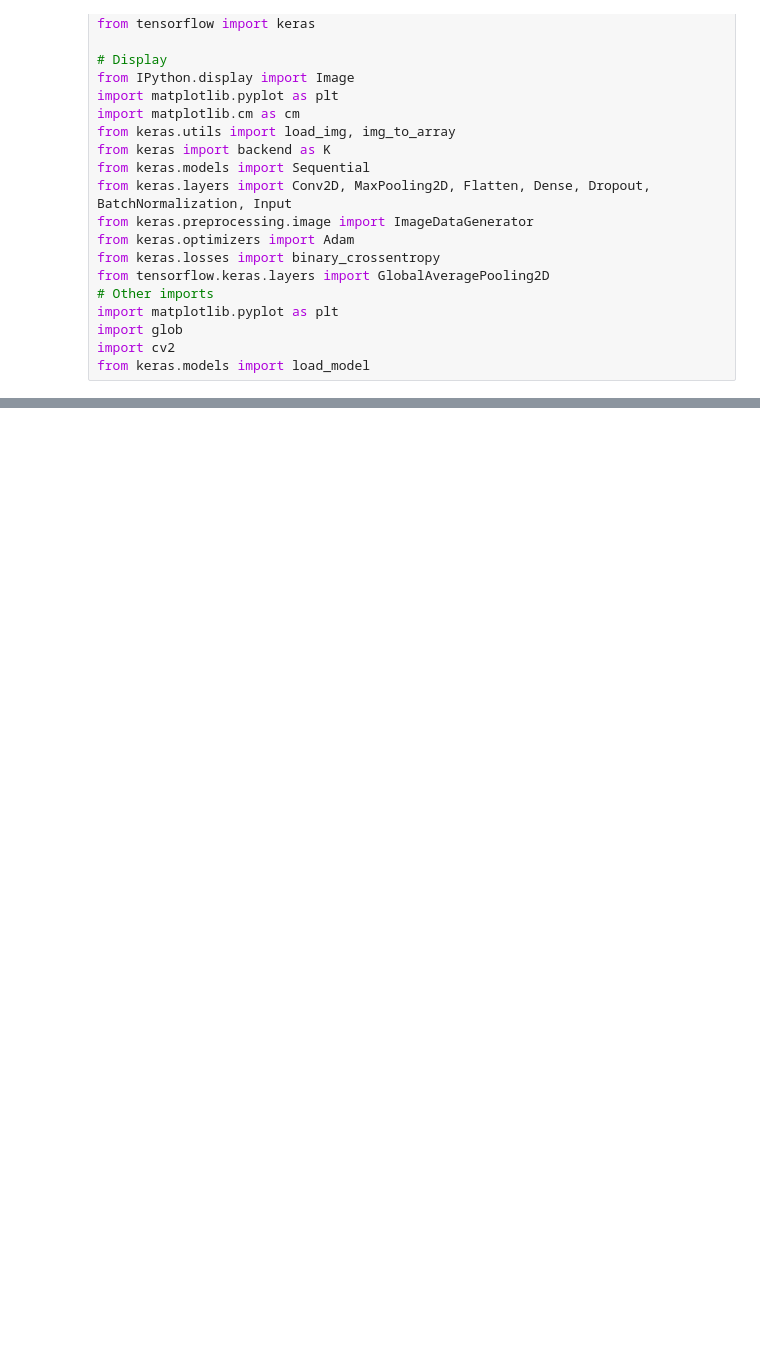
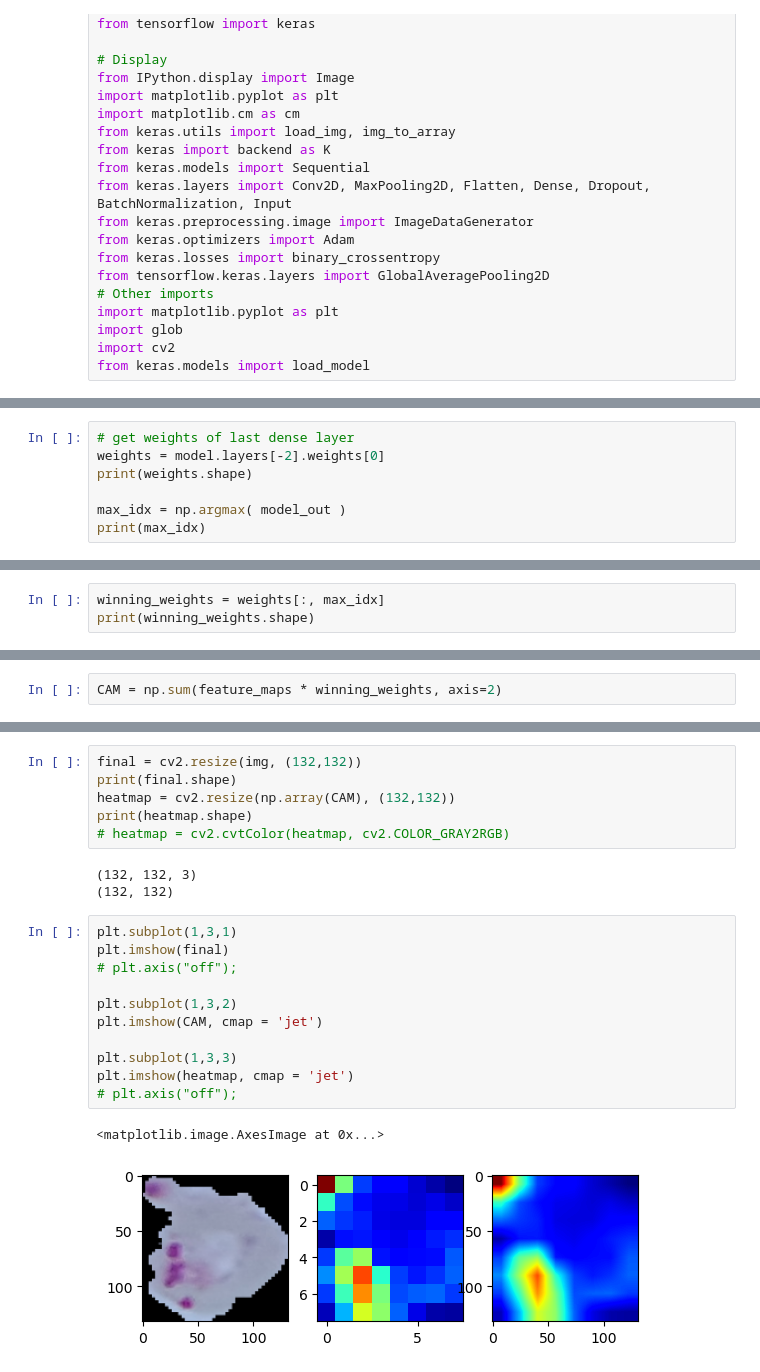
Before and after one commit to anupam413/malaria_cell_classification, a Jupyter notebook: Class Activation Map(CAM).ipynb, the cells around one changed output, grey strips where cells are left out. Saved outputs shown, nothing was run; the diff lists cells and outputs as text; blank space fills up the shorter version.

```diff
--- a/Class Activation Map(CAM).ipynb
+++ b/Class Activation Map(CAM).ipynb
@@ -147,0 +221,7 @@ plt.axis("off");
+# %%
+# get weights of last dense layer
+weights = model.layers[-2].weights[0]
+print(weights.shape)
+
+max_idx = np.argmax( model_out )
+print(max_idx)
@@ -147,0 +231,3 @@ plt.axis("off");
+# %%
+winning_weights = weights[:, max_idx]
+print(winning_weights.shape)
@@ -147,0 +249,2 @@ plt.axis("off");
+# %%
+CAM = np.sum(feature_maps * winning_weights, axis=2)
@@ -147,0 +271,23 @@ plt.axis("off");
+# %%
+final = cv2.resize(img, (132,132))
+print(final.shape)
+heatmap = cv2.resize(np.array(CAM), (132,132))
+print(heatmap.shape)
+# heatmap = cv2.cvtColor(heatmap, cv2.COLOR_GRAY2RGB)
+# %% [output]
+(132, 132, 3)
+(132, 132)
+# %%
+plt.subplot(1,3,1)
+plt.imshow(final)
+# plt.axis("off");
+
+plt.subplot(1,3,2)
+plt.imshow(CAM, cmap = 'jet')
+
+plt.subplot(1,3,3)
+plt.imshow(heatmap, cmap = 'jet')
+# plt.axis("off");
+# %% [output]
+<matplotlib.image.AxesImage at 0x...>
+[figure, added]
```
Also changed, not shown: parts of 18 cells of this notebook, 2 other files.
